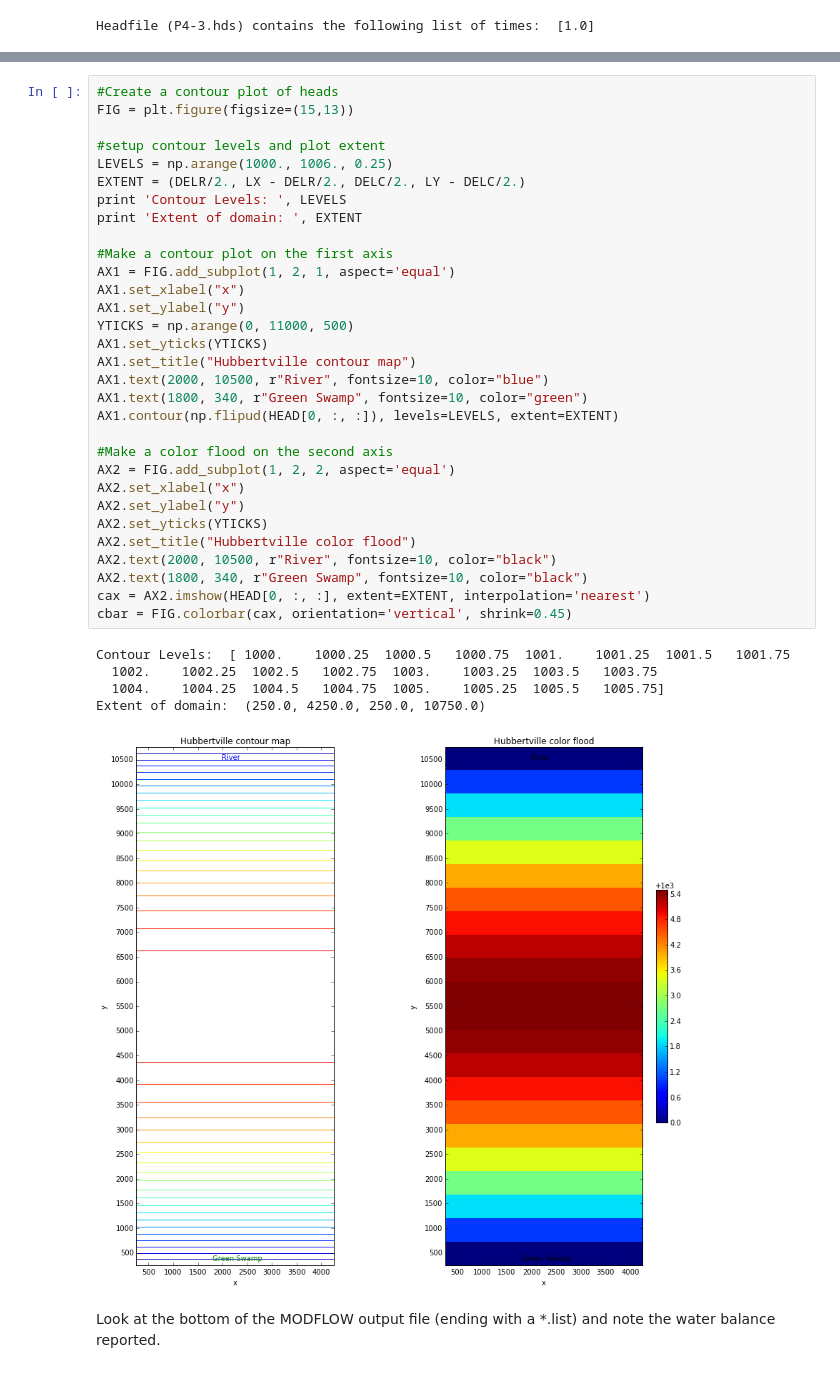
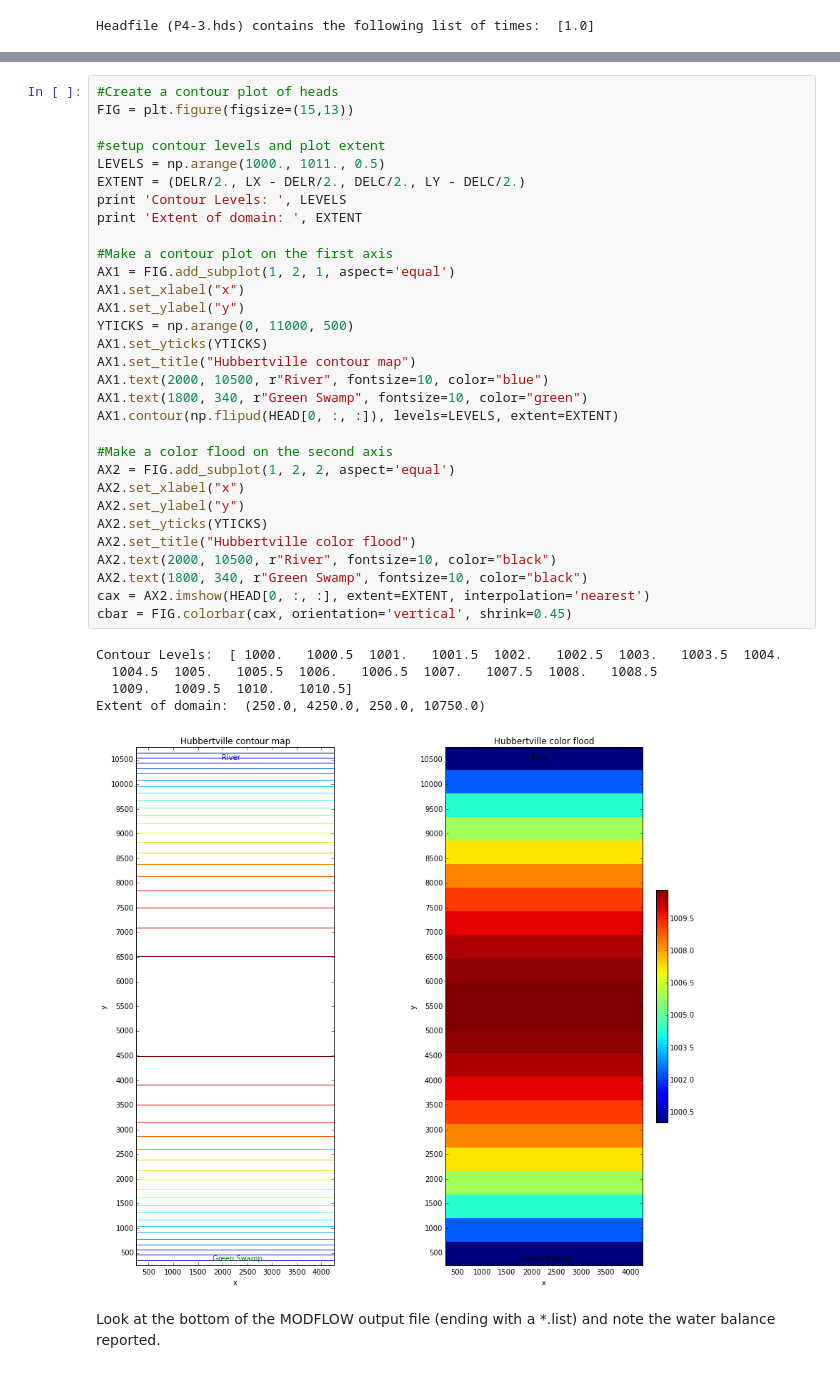
Before and after one commit to Applied-Groundwater-Modeling-2nd-Ed/Chapter_4_problems-1, a Jupyter notebook: P4.3_Flopy_Hubbertville_areal_model.ipynb, the cells around one changed output, grey strips where cells are left out. Cells and saved outputs as stored; diff of their text form.

```diff
--- a/P4.3_Flopy_Hubbertville_areal_model.ipynb
+++ b/P4.3_Flopy_Hubbertville_areal_model.ipynb
@@ -301,38 +287,38 @@ Head statistics
 FIG = plt.figure(figsize=(15,13))
 
 #setup contour levels and plot extent
-LEVELS = np.arange(1000., 1006., 0.25)
+LEVELS = np.arange(1000., 1011., 0.5)
 EXTENT = (DELR/2., LX - DELR/2., DELC/2., LY - DELC/2.)
 print 'Contour Levels: ', LEVELS
 print 'Extent of domain: ', EXTENT
 
 #Make a contour plot on the first axis
 AX1 = FIG.add_subplot(1, 2, 1, aspect='equal')
 AX1.set_xlabel("x")
 AX1.set_ylabel("y")
 YTICKS = np.arange(0, 11000, 500)
 AX1.set_yticks(YTICKS)
 AX1.set_title("Hubbertville contour map")
 AX1.text(2000, 10500, r"River", fontsize=10, color="blue")
 AX1.text(1800, 340, r"Green Swamp", fontsize=10, color="green")
 AX1.contour(np.flipud(HEAD[0, :, :]), levels=LEVELS, extent=EXTENT)
 
 #Make a color flood on the second axis
 AX2 = FIG.add_subplot(1, 2, 2, aspect='equal')
 AX2.set_xlabel("x")
 AX2.set_ylabel("y")
 AX2.set_yticks(YTICKS)
 AX2.set_title("Hubbertville color flood")
 AX2.text(2000, 10500, r"River", fontsize=10, color="black")
 AX2.text(1800, 340, r"Green Swamp", fontsize=10, color="black")
 cax = AX2.imshow(HEAD[0, :, :], extent=EXTENT, interpolation='nearest')
 cbar = FIG.colorbar(cax, orientation='vertical', shrink=0.45)
 # %% [output]
-Contour Levels:  [ 1000.    1000.25  1000.5   1000.75  1001.    1001.25  1001.5   1001.75
-  1002.    1002.25  1002.5   1002.75  1003.    1003.25  1003.5   1003.75
-  1004.    1004.25  1004.5   1004.75  1005.    1005.25  1005.5   1005.75]
+Contour Levels:  [ 1000.   1000.5  1001.   1001.5  1002.   1002.5  1003.   1003.5  1004.
+  1004.5  1005.   1005.5  1006.   1006.5  1007.   1007.5  1008.   1008.5
+  1009.   1009.5  1010.   1010.5]
 Extent of domain:  (250.0, 4250.0, 250.0, 10750.0)
-[figure, old version]
+[figure, new version]
 # %% [markdown]
 Look at the bottom of the MODFLOW output file (ending with a *.list) and note the water balance reported.
 # %%
```
Also changed, not shown: parts of 42 cells of this notebook.
